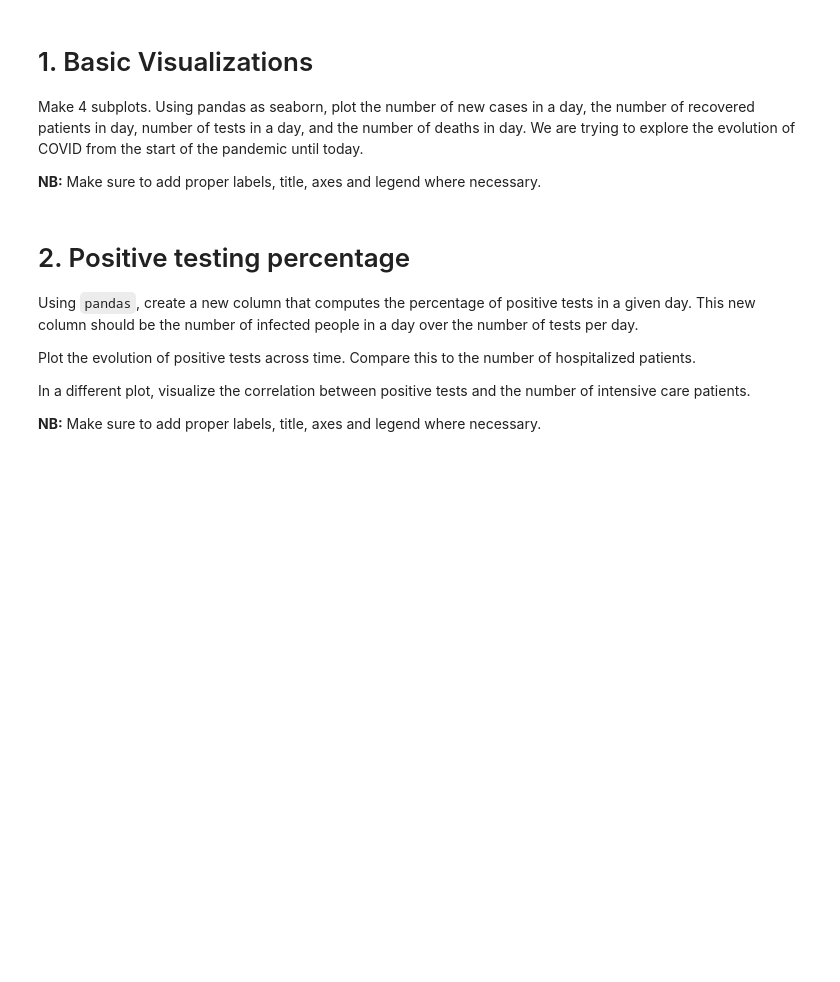
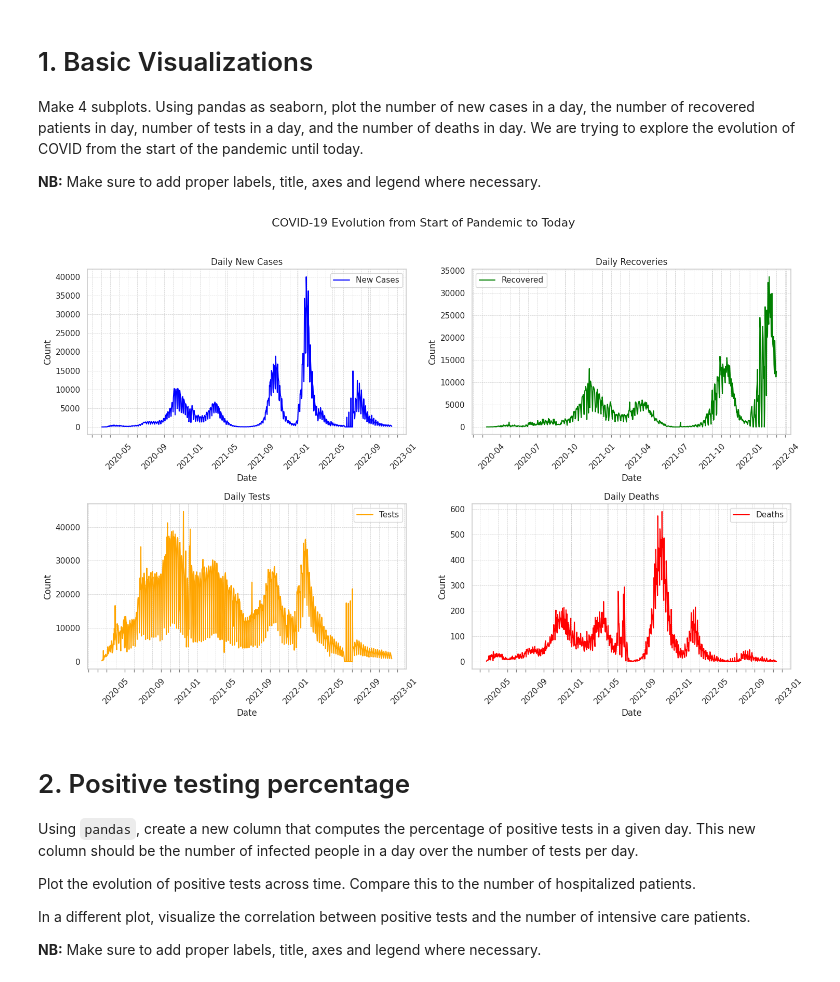
Before and after one commit to alexandruonel79/List-with-nodes, a Jupyter notebook: EP_Plotting_II.ipynb, the cells around one changed output. Cells and saved outputs as stored; diff of their text form; code cells hidden in the pictures; blank space fills up the shorter version.

```diff
--- a/EP_Plotting_II.ipynb
+++ b/EP_Plotting_II.ipynb
@@ -457,3 +455,63 @@ Make 4 subplots. Using pandas as seaborn, plot the number of new cases in a day,
+# %%
+from matplotlib.ticker import AutoMinorLocator
+import pandas as pd
+import matplotlib.pyplot as plt
+import seaborn as sns
+
+covid_df['reporting_date'] = pd.to_datetime(covid_df['reporting_date'], errors='coerce')
+covid_df.sort_values(by='reporting_date', inplace=True)
+
+fig, axes = plt.subplots(2, 2, figsize=(15, 10))
+fig.suptitle('COVID-19 Evolution from Start of Pandemic to Today', fontsize=16)
+
+sns.lineplot(ax=axes[0, 0], x=covid_df['reporting_date'], y=covid_df['new_cases_today'], color='blue', label='New Cases')
+axes[0, 0].set_title('Daily New Cases')
+axes[0, 0].set_xlabel('Date')
+axes[0, 0].set_ylabel('Count')
+axes[0, 0].xaxis.set_minor_locator(AutoMinorLocator(4))
+axes[0, 0].tick_params(axis='x', which='major', length=7, width=2)  # Major ticks
+axes[0, 0].tick_params(axis='x', which='minor', length=4, width=1, color='gray', bottom=True)  # Minor tick
+axes[0, 0].grid(True, which='both', linestyle='--', linewidth=0.5)
+axes[0, 0].legend()
+axes[0, 0].tick_params(axis='x', rotation=45)
+
+sns.lineplot(ax=axes[0, 1], x=covid_df['reporting_date'], y=covid_df['new_recovered_today'], color='green', label='Recovered')
+axes[0, 1].set_title('Daily Recoveries')
+axes[0, 1].set_xlabel('Date')
+axes[0, 1].set_ylabel('Count')
+axes[0, 1].xaxis.set_minor_locator(AutoMinorLocator(4))
+axes[0, 1].tick_params(axis='x', which='major', length=7, width=2)
+axes[0, 1].tick_params(axis='x', which='minor', length=4, width=1, color='gray', bottom=True)
+axes[0, 1].grid(True, which='both', linestyle='--', linewidth=0.5)
+axes[0, 1].legend()
+axes[0, 1].tick_params(axis='x', rotation=45)
+
+sns.lineplot(ax=axes[1, 0], x=covid_df['reporting_date'], y=covid_df['new_tests_today'], color='orange', label='Tests')
+axes[1, 0].set_title('Daily Tests')
+axes[1, 0].set_xlabel('Date')
+axes[1, 0].set_ylabel('Count')
+axes[1, 0].xaxis.set_minor_locator(AutoMinorLocator(4))
+axes[1, 0].tick_params(axis='x', which='major', length=7, width=2)
+axes[1, 0].tick_params(axis='x', which='minor', length=4, width=1, color='gray', bottom=True)
+axes[1, 0].grid(True, which='both', linestyle='--', linewidth=0.5)
+axes[1, 0].legend()
+axes[1, 0].tick_params(axis='x', rotation=45)
+
+sns.lineplot(ax=axes[1, 1], x=covid_df['reporting_date'], y=covid_df['new_deaths_today'], color='red', label='Deaths')
+axes[1, 1].set_title('Daily Deaths')
+axes[1, 1].set_xlabel('Date')
+axes[1, 1].set_ylabel('Count')
+axes[1, 1].xaxis.set_minor_locator(AutoMinorLocator(4))
+axes[1, 1].tick_params(axis='x', which='major', length=7, width=2)
+axes[1, 1].tick_params(axis='x', which='minor', length=4, width=1, color='gray', bottom=True)
+axes[1, 1].grid(True, which='both', linestyle='--', linewidth=0.5)
+axes[1, 1].legend()
+axes[1, 1].tick_params(axis='x', rotation=45)
+
+plt.tight_layout(rect=[0, 0, 1, 0.96])
+plt.show()
+# %% [output]
+[figure, added]
 # %% [markdown]
 # 2. Positive testing percentage
 
```
Also changed, not shown: parts of 20 cells of this notebook.
